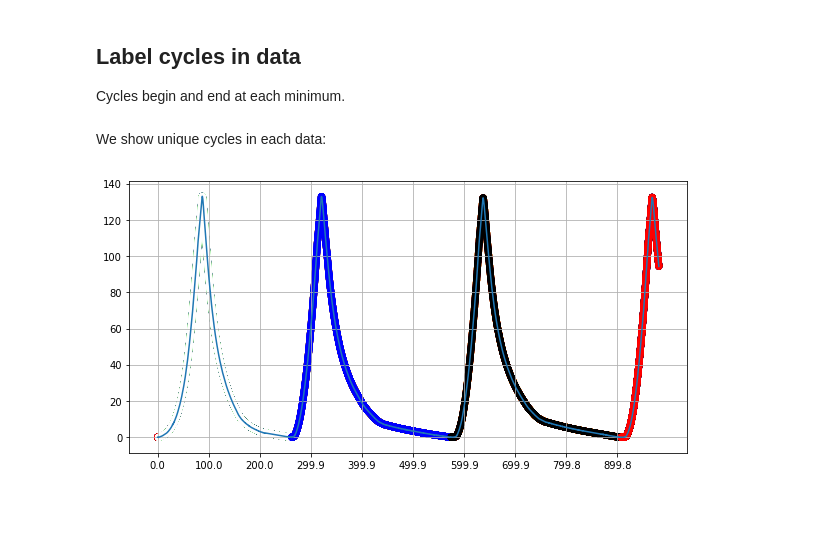
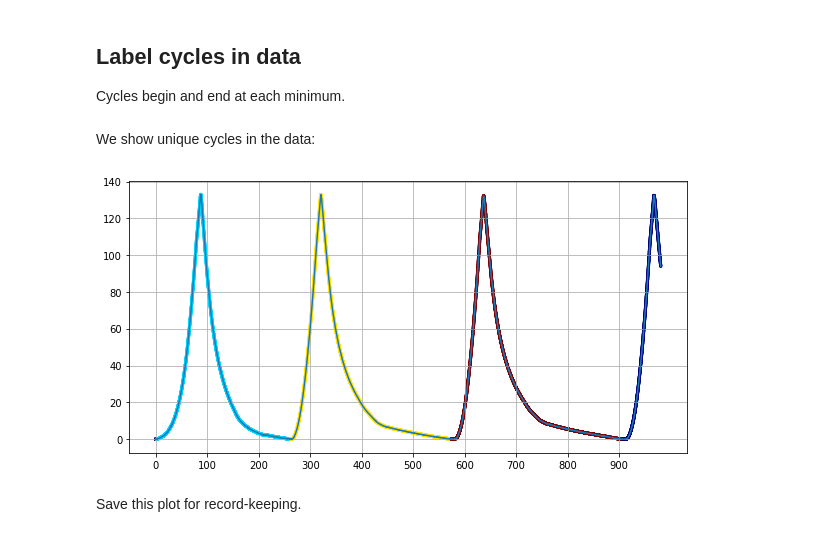
Before and after one commit to Columbia-Creative-Machines-Lab/muscle-prediction, a Jupyter notebook: exploratory.ipynb, the cells around one changed output. Drawn from its saved outputs; the diff is of its cells as text; code cells hidden in the pictures; blank space fills up the shorter version.

Commit message:
save images

```diff
--- a/exploratory.ipynb
+++ b/exploratory.ipynb
@@ -9,5 +9,6 @@ We load the first 10,000 rows for speed.
 # %%
-df = pd.read_csv('data/some_cycles.csv')
+df = pd.read_csv('data/cycles.csv')
+df = df.head(n=10000) # Uncomment this line to sample n rows for speed.
 df.drop(0, inplace=True) # Drop units row
 df = df.apply(pd.to_numeric, errors='coerce')
 # %% [markdown]
@@ -37,11 +44,13 @@ for i in range(1, len(minima)):
     col[minima[i-1]:minima[i]] = i
 df = df.assign(Cycle=pd.Series(col, index=df.index))
 # %% [markdown]
-We show unique cycles in each data:
+We show unique cycles in the data:
 # %%
 from matplotlib import cm
 # %%
-ax.scatter(df['Time'], df['Load'], c=df['Cycle'], cmap=cm.flag)
+ax.scatter(df['Time'], df['Load'], s=5, c=df['Cycle'], cmap=cm.jet)
 fig
 # %% [output]
-[figure, old version]
+[figure, new version]
+# %% [markdown]
+Save this plot for record-keeping.
```
Also changed, not shown: parts of 6 cells of this notebook, 2 other files.
